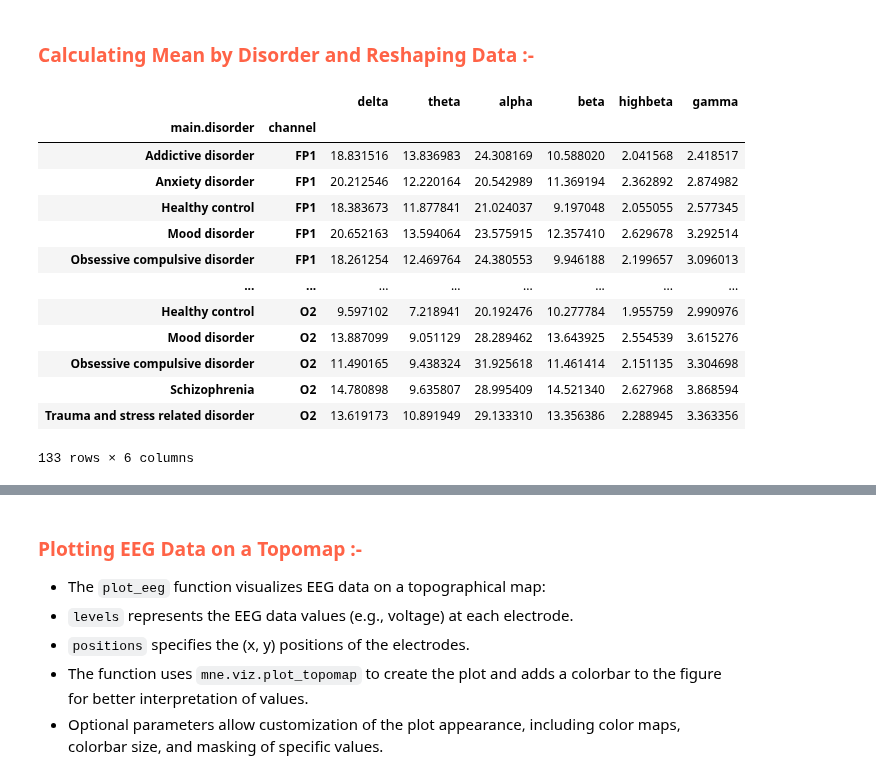
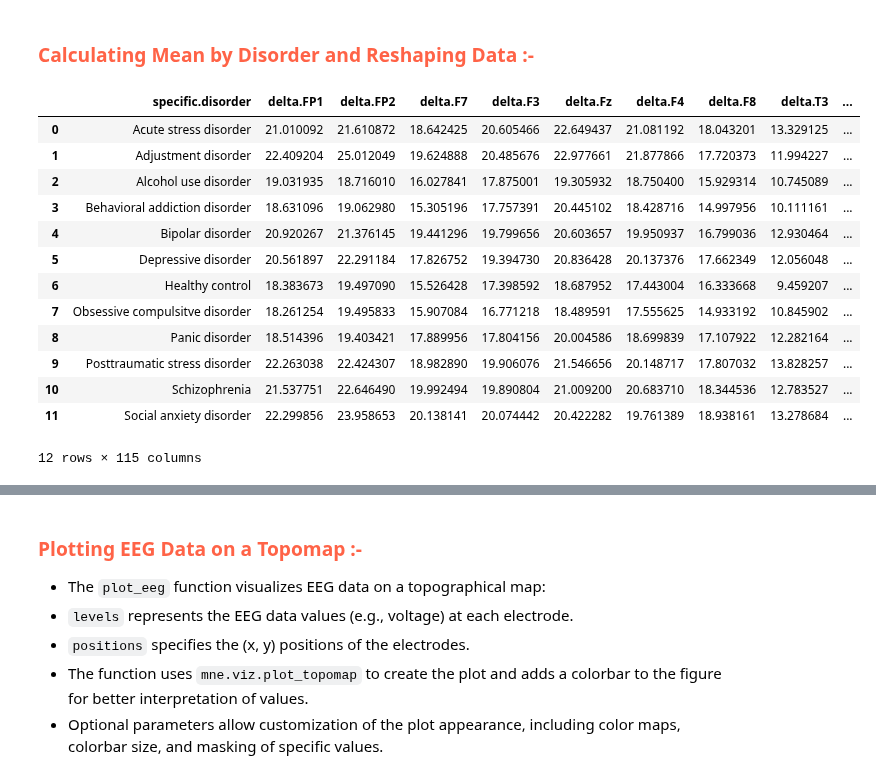
Before and after one commit to twix402/NeuroML, a Jupyter notebook: Codes/NeuroVis.ipynb, the cells around one changed output, grey strips where cells are left out. Cells and saved outputs as stored; diff of their text form; code cells hidden in the pictures.

```diff
--- a/Codes/NeuroVis.ipynb
+++ b/Codes/NeuroVis.ipynb
@@ -176,14 +179,11 @@ def reformat_name(name):
 
 # Vectorize the reformat_name function to apply it to an array of column names
 reformat_vect = np.vectorize(reformat_name)
-
-# Create new column names by combining the first two original column names
-# with the reformatted column names
 new_colnames = np.concatenate((df.columns[:2], reformat_vect(df.columns[2:])))
 
 # Update the DataFrame with the new column names
-df = df.set_axis(new_colnames, axis=1)
-df.columns  # Display the updated column names
+renamed_df = df.set_axis(new_colnames, axis=1)
+renamed_df.columns  # Display the updated column names
 # %% [output]
 Index(['main.disorder', 'specific.disorder', 'delta.FP1', 'delta.FP2',
        'delta.F7', 'delta.F3', 'delta.Fz', 'delta.F4', 'delta.F8', 'delta.T3',
@@ -193,31 +193,21 @@ Index(['main.disorder', 'specific.disorder', 'delta.FP1', 'delta.FP2',
       dtype='object', length=116)
 # %% [markdown]
 <h3 style="color:#FF6347;font-weight: bold;">Calculating Mean by Disorder and Reshaping Data :-</h3>
-# %%
-# Select only numeric columns for mean calculation
-main_mean = df.groupby('main.disorder').mean(numeric_only=True).reset_index()
-spec_mean = df.groupby('specific.disorder').mean(numeric_only=True).reset_index()
-
-# List of bands (assuming they are present in the DataFrame as column names)
-bands = ['delta', 'theta', 'alpha', 'beta', 'highbeta', 'gamma']
-
-# Convert from wide to long format
-main_mean = pd.wide_to_long(main_mean, stubnames=bands, i='main.disorder', j='channel', sep='.', suffix=r'\w+')
-spec_mean = pd.wide_to_long(spec_mean, stubnames=bands, i='specific.disorder', j='channel', sep='.', suffix=r'\w+')
-
-main_mean
-# %% [output]
-|  |  | delta | theta | alpha | beta | highbeta | gamma |
-| main.disorder | channel |  |  |  |  |  |  |
-| Addictive disorder | FP1 | 18.831516 | 13.836983 | 24.308169 | 10.588020 | 2.041568 | 2.418517 |
-| Anxiety disorder | FP1 | 20.212546 | 12.220164 | 20.542989 | 11.369194 | 2.362892 | 2.874982 |
-| Healthy control | FP1 | 18.383673 | 11.877841 | 21.024037 | 9.197048 | 2.055055 | 2.577345 |
-| Mood disorder | FP1 | 20.652163 | 13.594064 | 23.575915 | 12.357410 | 2.629678 | 3.292514 |
-| Obsessive compulsive disorder | FP1 | 18.261254 | 12.469764 | 24.380553 | 9.946188 | 2.199657 | 3.096013 |
-| ... | ... | ... | ... | ... | ... | ... | ... |
-| Healthy control | O2 | 9.597102 | 7.218941 | 20.192476 | 10.277784 | 1.955759 | 2.990976 |
-| Mood disorder | O2 | 13.887099 | 9.051129 | 28.289462 | 13.643925 | 2.554539 | 3.615276 |
-| Obsessive compulsive disorder | O2 | 11.490165 | 9.438324 | 31.925618 | 11.461414 | 2.151135 | 3.304698 |
-| Schizophrenia | O2 | 14.780898 | 9.635807 | 28.995409 | 14.521340 | 2.627968 | 3.868594 |
-| Trauma and stress related disorder | O2 | 13.619173 | 10.891949 | 29.133310 | 13.356386 | 2.288945 | 3.363356 |
-133 rows × 6 columns
+# %%
+mean = renamed_df.groupby('specific.disorder').mean(numeric_only=True).reset_index()
+mean
+# %% [output]
+|  | specific.disorder | delta.FP1 | delta.FP2 | delta.F7 | delta.F3 | delta.Fz | delta.F4 | delta.F8 | delta.T3 | ... |
+| 0 | Acute stress disorder | 21.010092 | 21.610872 | 18.642425 | 20.605466 | 22.649437 | 21.081192 | 18.043201 | 13.329125 | ... |
+| 1 | Adjustment disorder | 22.409204 | 25.012049 | 19.624888 | 20.485676 | 22.977661 | 21.877866 | 17.720373 | 11.994227 | ... |
+| 2 | Alcohol use disorder | 19.031935 | 18.716010 | 16.027841 | 17.875001 | 19.305932 | 18.750400 | 15.929314 | 10.745089 | ... |
+| 3 | Behavioral addiction disorder | 18.631096 | 19.062980 | 15.305196 | 17.757391 | 20.445102 | 18.428716 | 14.997956 | 10.111161 | ... |
+| 4 | Bipolar disorder | 20.920267 | 21.376145 | 19.441296 | 19.799656 | 20.603657 | 19.950937 | 16.799036 | 12.930464 | ... |
+| 5 | Depressive disorder | 20.561897 | 22.291184 | 17.826752 | 19.394730 | 20.836428 | 20.137376 | 17.662349 | 12.056048 | ... |
+| 6 | Healthy control | 18.383673 | 19.497090 | 15.526428 | 17.398592 | 18.687952 | 17.443004 | 16.333668 | 9.459207 | ... |
+| 7 | Obsessive compulsitve disorder | 18.261254 | 19.495833 | 15.907084 | 16.771218 | 18.489591 | 17.555625 | 14.933192 | 10.845902 | ... |
+| 8 | Panic disorder | 18.514396 | 19.403421 | 17.889956 | 17.804156 | 20.004586 | 18.699839 | 17.107922 | 12.282164 | ... |
+| 9 | Posttraumatic stress disorder | 22.263038 | 22.424307 | 18.982890 | 19.906076 | 21.546656 | 20.148717 | 17.807032 | 13.828257 | ... |
+| 10 | Schizophrenia | 21.537751 | 22.646490 | 19.992494 | 19.890804 | 21.009200 | 20.683710 | 18.344536 | 12.783527 | ... |
+| 11 | Social anxiety disorder | 22.299856 | 23.958653 | 20.138141 | 20.074442 | 20.422282 | 19.761389 | 18.938161 | 13.278684 | ... |
+12 rows × 115 columns
```
Also changed, not shown: parts of 14 cells of this notebook, 7 other files.
